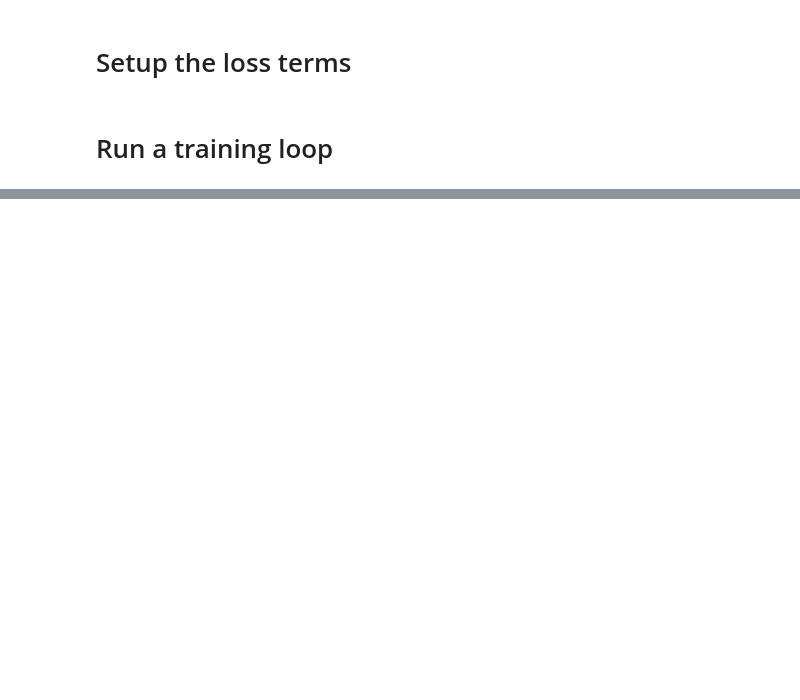
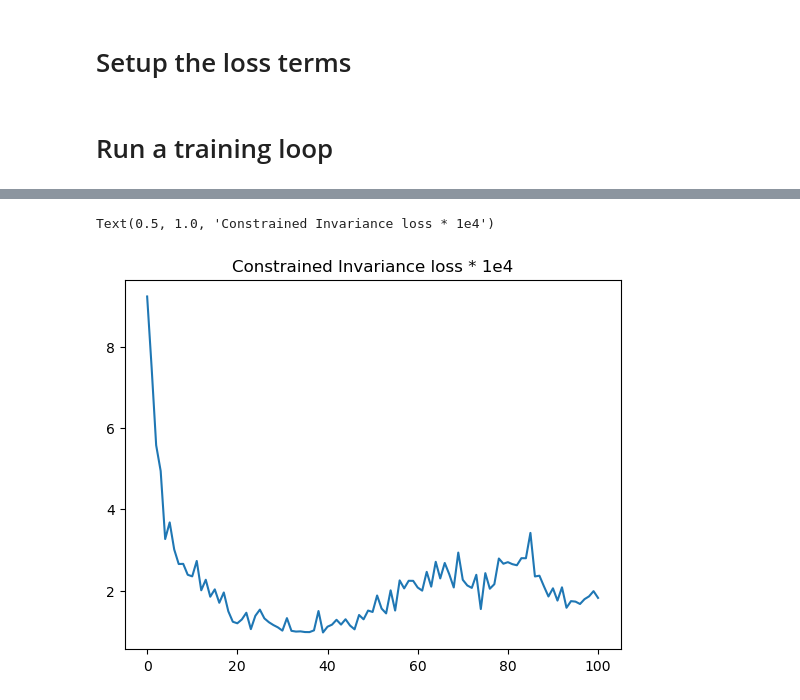
Before and after one commit to JavierZhao/JetCLR_VICReg, a Jupyter notebook: notebooks/FM_mdmm.ipynb, the cells around one changed output, grey strips where cells are left out. Cells and saved outputs as stored; diff of their text form; code cells hidden in the pictures; blank space fills up the shorter version.

```diff
--- a/notebooks/FM_mdmm.ipynb
+++ b/notebooks/FM_mdmm.ipynb
@@ -321,0 +431,6 @@ constrained invariance loss: 0.59
+# %%
+plt.plot(losses_reg)
+plt.title("Constrained Invariance loss * 1e4")
+# %% [output]
+Text(0.5, 1.0, 'Constrained Invariance loss * 1e4')
+[figure, added]
```
Also changed, not shown: parts of 18 cells of this notebook, 1 other file.
